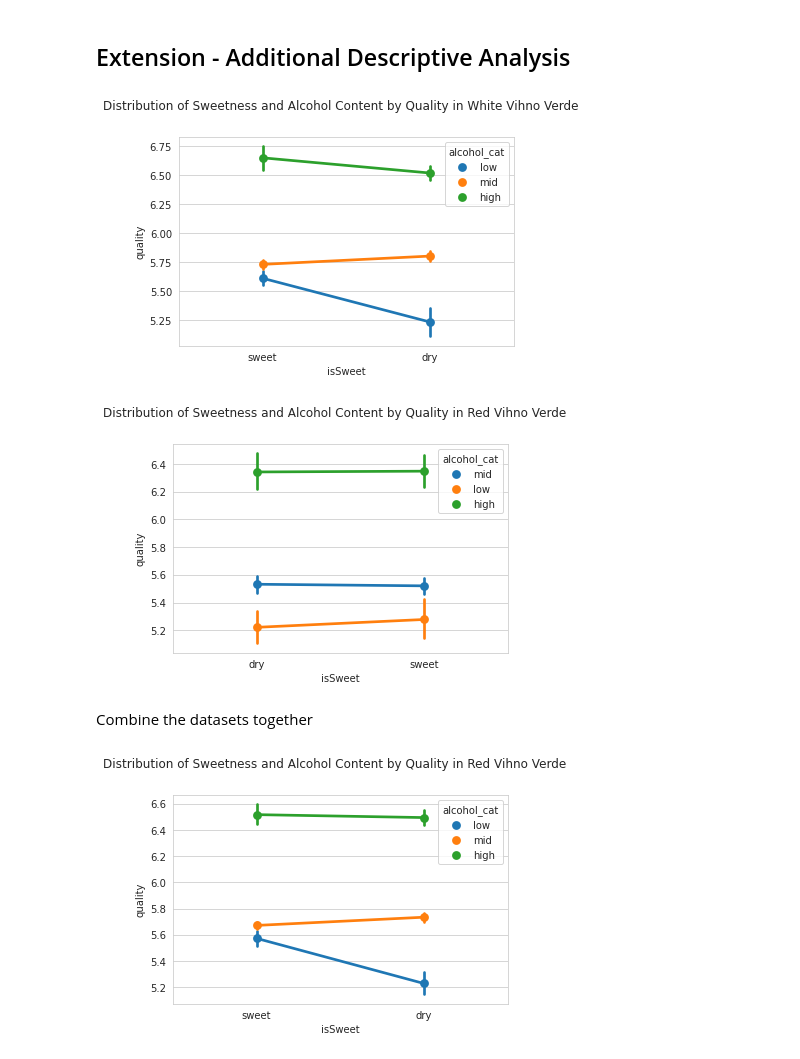
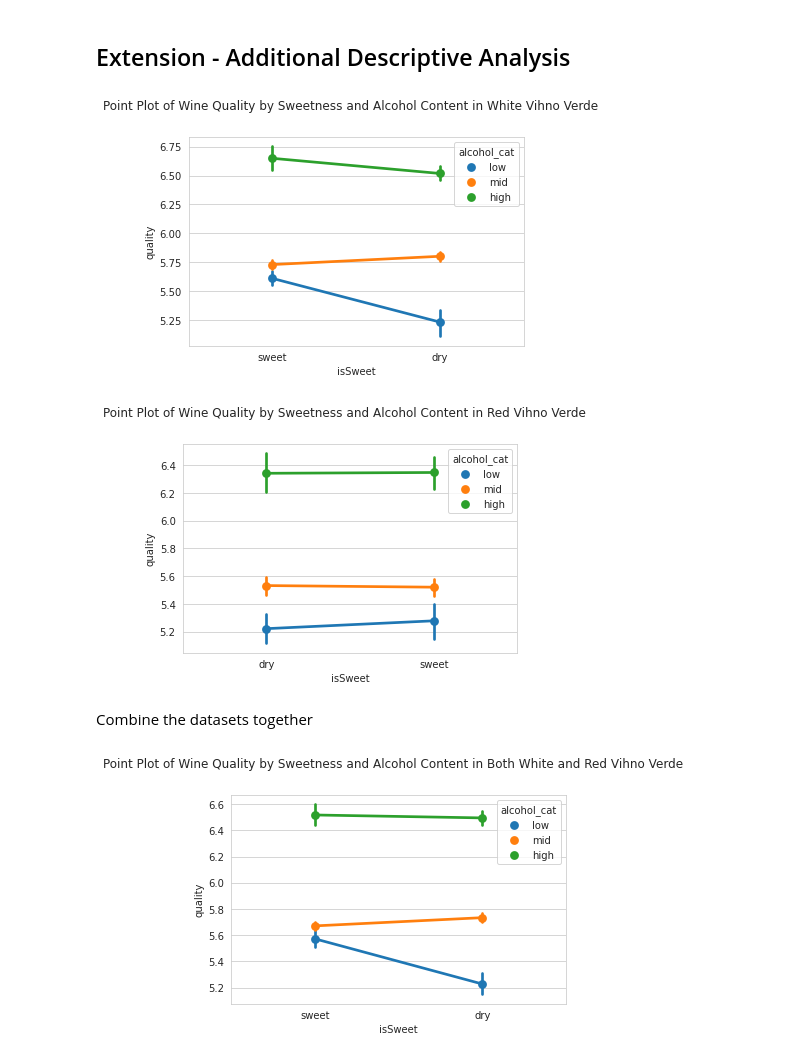
Before and after one commit to c0037654Newcastle/CSC2034-DS-Project, a Jupyter notebook: CSC2034_DS_Project.ipynb, the cells around one changed output. Drawn from its saved outputs; the diff is of its cells as text; code cells hidden in the pictures.

```diff
--- a/CSC2034_DS_Project.ipynb
+++ b/CSC2034_DS_Project.ipynb
@@ -1090,29 +1090,29 @@ AUC of 0.498 indicates that the model's performance is very close to random gues
 ## Extension - Additional Descriptive Analysis
 # %%
 sns.set_style("whitegrid")
-sns.pointplot(x="isSweet", y="quality", hue="alcohol_cat", data=white_vihno_dataset)
+sns.pointplot(x="isSweet", y="quality", hue="alcohol_cat", data=white_vihno_dataset, hue_order=['low', 'mid', 'high'])
 plt.subplots_adjust(top=0.85)
-plt.suptitle("Distribution of Sweetness and Alcohol Content by Quality in White Vihno Verde")
+plt.suptitle("Point Plot of Wine Quality by Sweetness and Alcohol Content in White Vihno Verde")
 plt.show()
 # %% [output]
-[figure, old version]
+[figure, new version]
 # %%
 sns.set_style("whitegrid")
-sns.pointplot(x="isSweet", y="quality", hue="alcohol_cat", data=red_vihno_dataset)
+sns.pointplot(x="isSweet", y="quality", hue="alcohol_cat", data=red_vihno_dataset, hue_order=['low', 'mid', 'high'])
 plt.subplots_adjust(top=0.85)
-plt.suptitle("Distribution of Sweetness and Alcohol Content by Quality in Red Vihno Verde")
+plt.suptitle("Point Plot of Wine Quality by Sweetness and Alcohol Content in Red Vihno Verde")
 plt.show()
 # %% [output]
-[figure, old version]
+[figure, new version]
 # %% [markdown]
 Combine the datasets together
 # %%
 combined_data = pd.concat([white_vihno_dataset, red_vihno_dataset])
 # %%
 sns.set_style("whitegrid")
-sns.pointplot(x="isSweet", y="quality", hue="alcohol_cat", data=combined_data)
+sns.pointplot(x="isSweet", y="quality", hue="alcohol_cat", data=combined_data, hue_order=['low', 'mid', 'high'])
 plt.subplots_adjust(top=0.85)
-plt.suptitle("Distribution of Sweetness and Alcohol Content by Quality in Red Vihno Verde")
+plt.suptitle("Point Plot of Wine Quality by Sweetness and Alcohol Content in Both White and Red Vihno Verde")
 plt.show()
 # %% [output]
-[figure, old version]
+[figure, new version]
```
Also changed, not shown: parts of 16 cells of this notebook.
